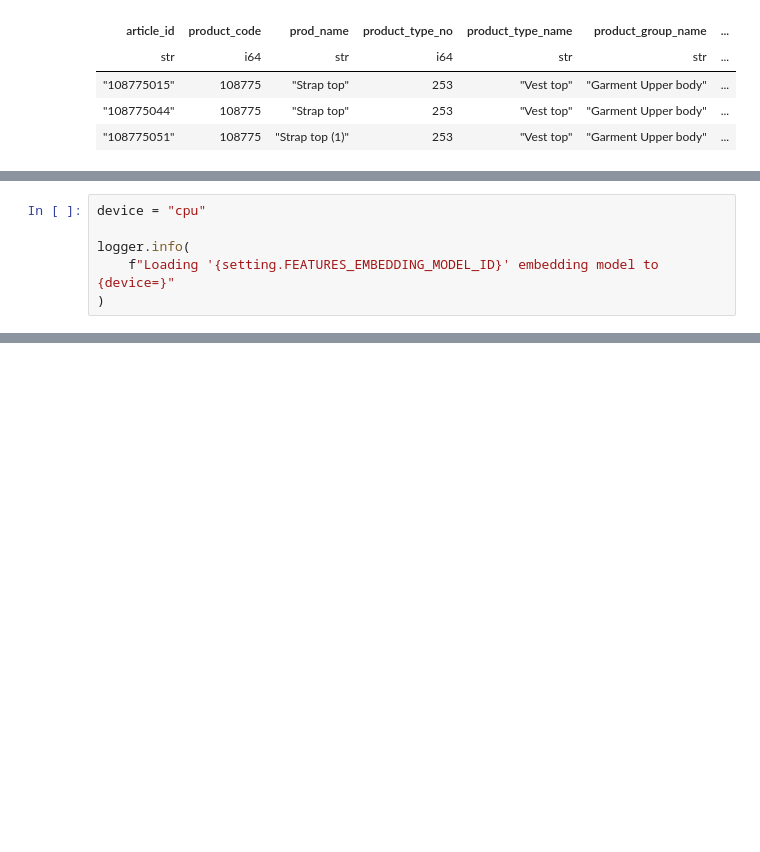
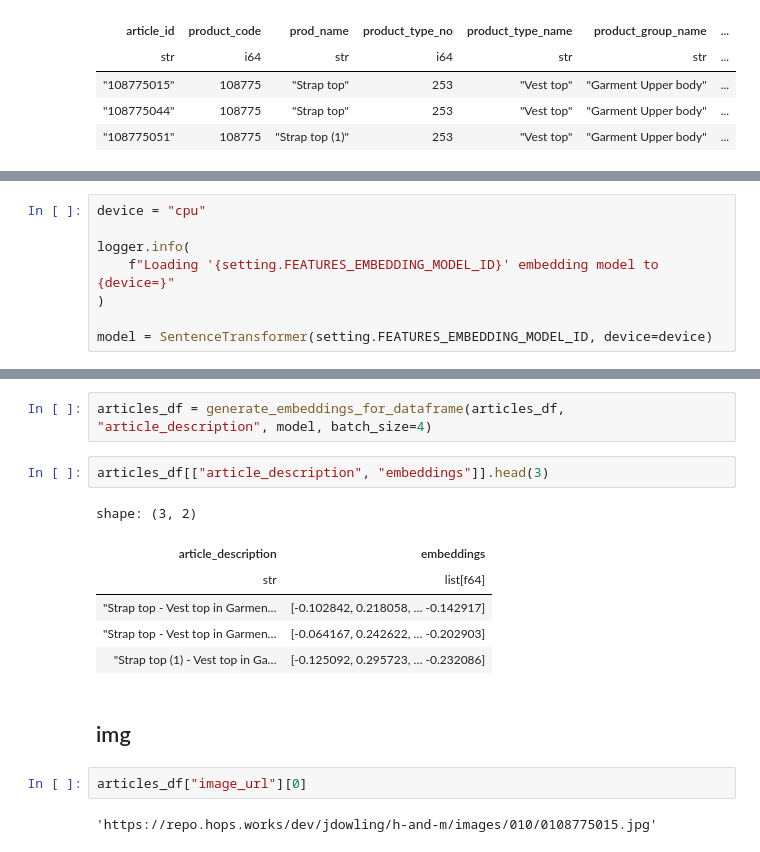
Before and after one commit to dsfsdfsfd/Recsys, a Jupyter notebook: notebooks/1_computing_features.ipynb, the cells around one changed output, grey strips where cells are left out. Cells and saved outputs as stored; diff of their text form; blank space fills up the shorter version.

```diff
--- a/notebooks/1_computing_features.ipynb
+++ b/notebooks/1_computing_features.ipynb
@@ -95,3 +98,5 @@ device = "cpu"
 logger.info(
     f"Loading '{setting.FEATURES_EMBEDDING_MODEL_ID}' embedding model to {device=}"
 )
+
+model = SentenceTransformer(setting.FEATURES_EMBEDDING_MODEL_ID, device=device)
@@ -97,0 +114,17 @@ logger.info(
+# %%
+articles_df = generate_embeddings_for_dataframe(articles_df, "article_description", model, batch_size=4)
+# %%
+articles_df[["article_description", "embeddings"]].head(3)
+# %% [output]
+shape: (3, 2)
+| article_description | embeddings |
+| str | list[f64] |
+| "Strap top - Vest top in Garmen… | [-0.102842, 0.218058, … -0.142917] |
+| "Strap top - Vest top in Garmen… | [-0.064167, 0.242622, … -0.202903] |
+| "Strap top (1) - Vest top in Ga… | [-0.125092, 0.295723, … -0.232086] |
+# %% [markdown]
+## img
+# %%
+articles_df["image_url"][0]
+# %% [output]
+'https://repo.hops.works/dev/jdowling/h-and-m/images/010/0108775015.jpg'
```
Also changed, not shown: parts of 15 cells of this notebook, 5 other files.
